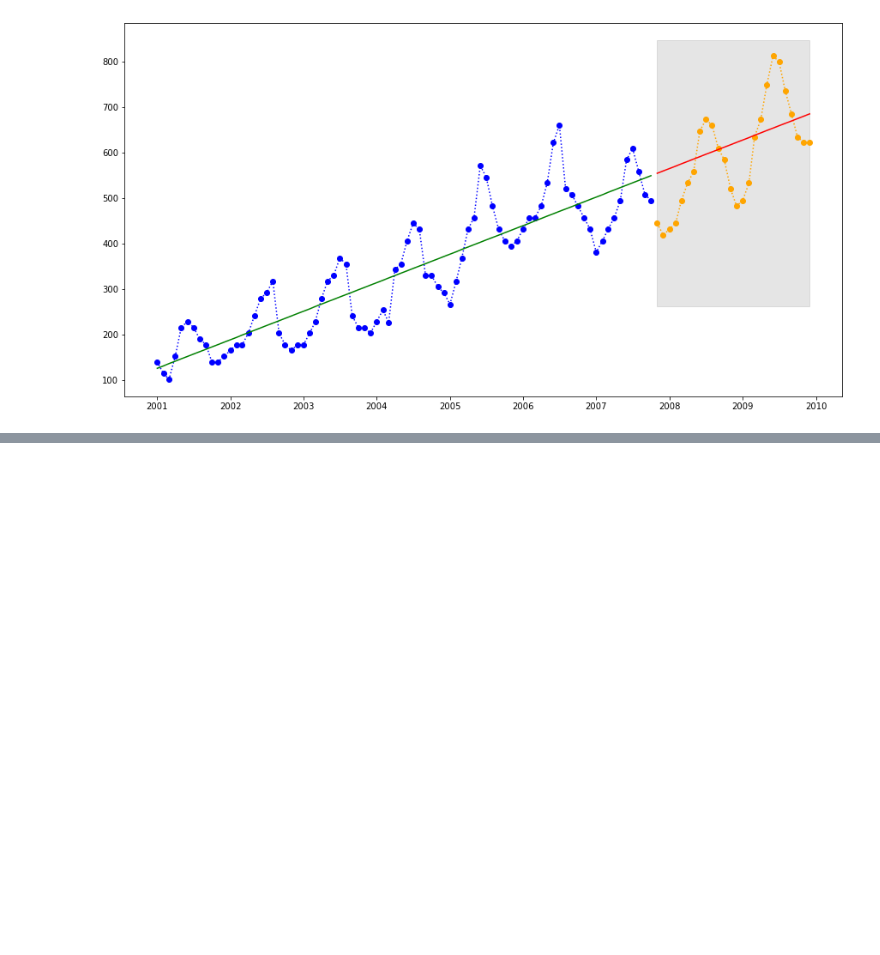
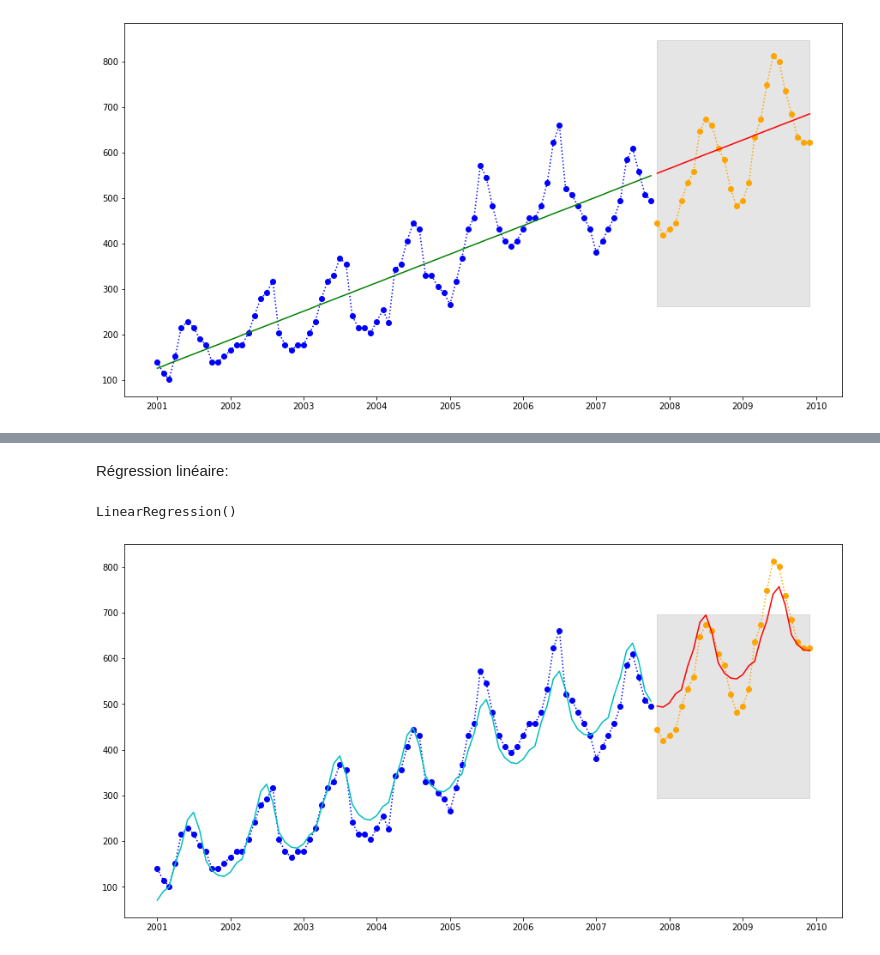
Before and after one commit to GregHHH/Python, a Jupyter notebook: computer_science/21.11.18/cours_python_journee_3.ipynb, the cells around one changed output, grey strips where cells are left out. Cells and saved outputs as stored; diff of their text form; code cells hidden in the pictures; blank space fills up the shorter version.

```diff
--- a/computer_science/21.11.18/cours_python_journee_3.ipynb
+++ b/computer_science/21.11.18/cours_python_journee_3.ipynb
@@ -94,0 +188,30 @@ plt.show()
+# %% [markdown]
+Régression linéaire:
+# %%
+model_add = LinearRegression()
+# %%
+model_add.fit(x_train_add, y_train_add)
+# %% [output]
+LinearRegression()
+# %%
+y_fitted_values_add = model_add.predict(x_train_add)
+y_predicted_values_add = model_add.predict(x_test_add)
+# %%
+error_add = y_test_add - y_predicted_values_add
+std_error_add = error_add.std()
+interval_add = 4.4 * std_error_add
+# %%
+plt.figure(figsize = (15,8))
+plt.plot(df_train1["Years"], y_train_add, "bo:")
+plt.plot(df_train1["Years"], y_fitted_values_add, "c")
+
+plt.plot(df_test1["Years"], y_test_add, "o:", color="orange")
+plt.plot(df_test1["Years"], y_predicted_values_add, color="red")
+
+marge_min_add = y_predicted_values_add - interval_add
+marge_max_add = y_predicted_values_add + interval_add
+plt.fill_between(df_test1['Years'], marge_max_add[0], marge_min_add[0], alpha=0.1, color="black")
+
+plt.show()
+# %% [output]
+[figure, added]
```
Also changed, not shown: parts of 11 cells of this notebook, 2 other files.
